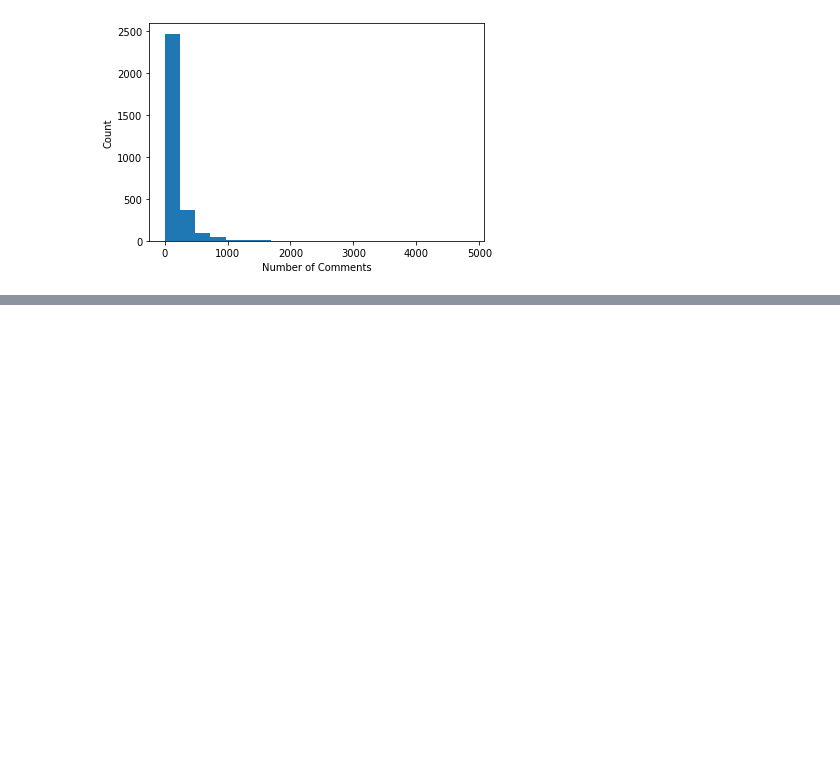
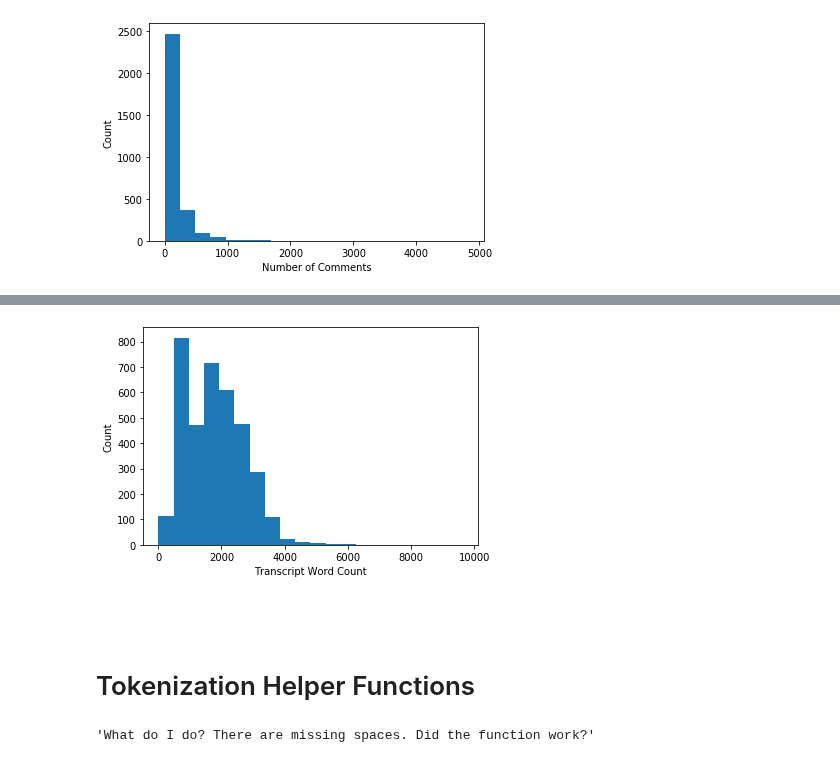
Before and after one commit to rweng18/ted_talks, a Jupyter notebook: 03_eda.ipynb, the cells around one changed output, grey strips where cells are left out. Drawn from its saved outputs; the diff is of its cells as text; code cells hidden in the pictures; blank space fills up the shorter version.

```diff
--- a/03_eda.ipynb
+++ b/03_eda.ipynb
@@ -81,0 +138,10 @@ plt.ylabel('Count');
+# %%
+plt.hist(talk_df.transcript_wc, bins = 20);
+plt.xlabel('Transcript Word Count');
+plt.ylabel('Count');
+# %% [output]
+[figure, added]
+# %% [markdown]
+#
+# %% [markdown]
+# Tokenization Helper Functions
@@ -81,0 +170,5 @@ plt.ylabel('Count');
+# %%
+sentence = 'What do I do?There are missing spaces.Did the function work?'
+add_spaces(sentence)
+# %% [output]
+'What do I do? There are missing spaces. Did the function work?'
```
Also changed, not shown: parts of 99 cells of this notebook.
